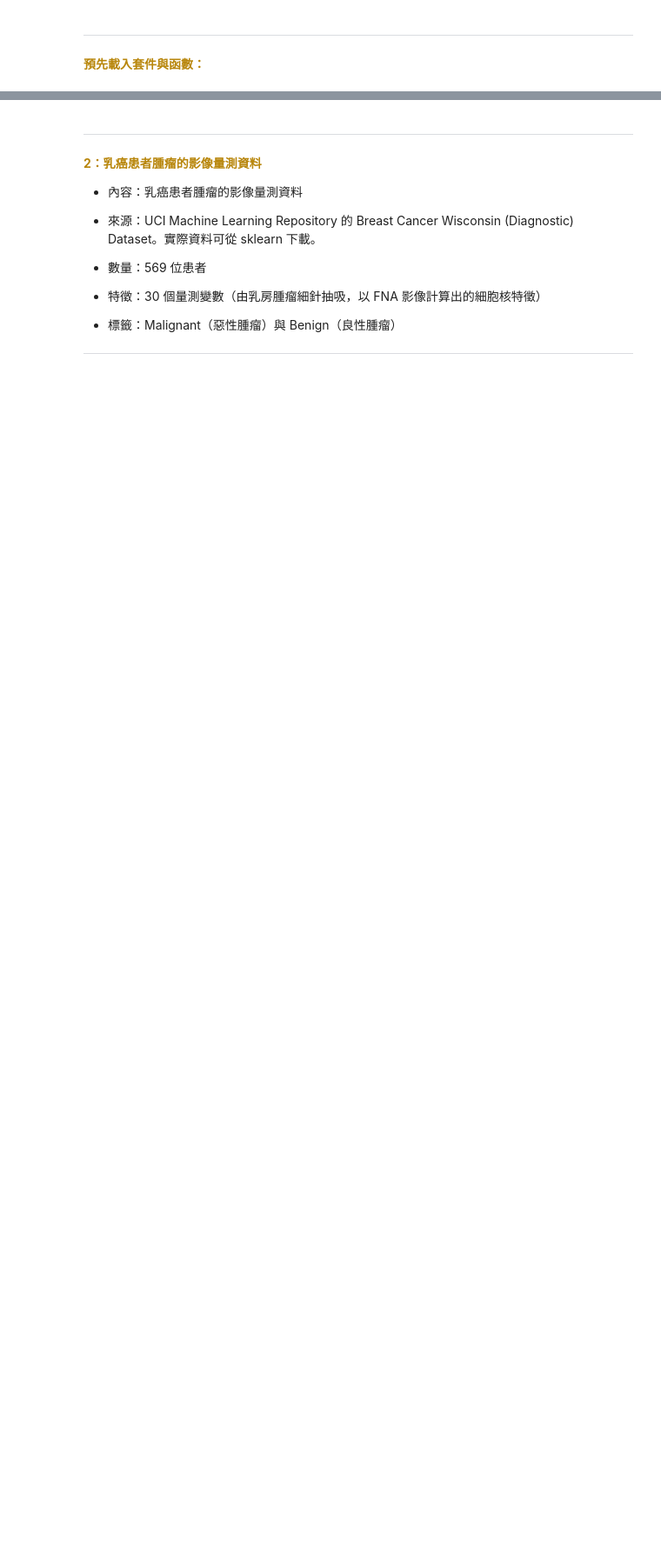
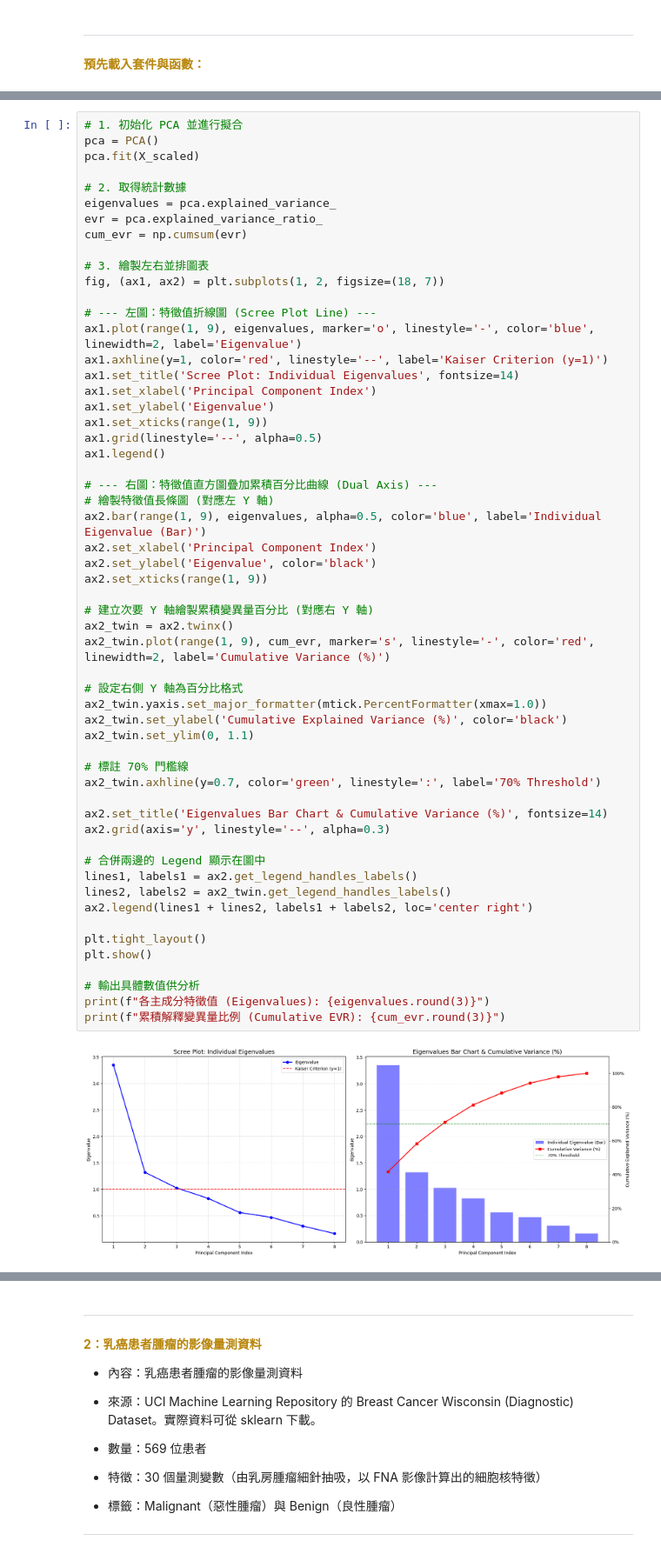
Before and after one commit to Yu-Chia-Lei/shallow-machine-learning, a Jupyter notebook: HW1/SML_Work1_411278013.ipynb, the cells around one changed output, grey strips where cells are left out. Shown at 87% size. Cells and saved outputs as stored; diff of their text form; blank space fills up the shorter version.

```diff
--- a/HW1/SML_Work1_411278013.ipynb
+++ b/HW1/SML_Work1_411278013.ipynb
@@ -46,0 +195,58 @@ import matplotlib.pyplot as plt
+# %%
+# 1. 初始化 PCA 並進行擬合
+pca = PCA()
+pca.fit(X_scaled)
+
+# 2. 取得統計數據
+eigenvalues = pca.explained_variance_
+evr = pca.explained_variance_ratio_
+cum_evr = np.cumsum(evr)
+
+# 3. 繪製左右並排圖表
+fig, (ax1, ax2) = plt.subplots(1, 2, figsize=(18, 7))
+
+# --- 左圖：特徵值折線圖 (Scree Plot Line) ---
+ax1.plot(range(1, 9), eigenvalues, marker='o', linestyle='-', color='blue', linewidth=2, label='Eigenvalue')
+ax1.axhline(y=1, color='red', linestyle='--', label='Kaiser Criterion (y=1)')
+ax1.set_title('Scree Plot: Individual Eigenvalues', fontsize=14)
+ax1.set_xlabel('Principal Component Index')
+ax1.set_ylabel('Eigenvalue')
+ax1.set_xticks(range(1, 9))
+ax1.grid(linestyle='--', alpha=0.5)
+ax1.legend()
+
+# --- 右圖：特徵值直方圖疊加累積百分比曲線 (Dual Axis) ---
+# 繪製特徵值長條圖 (對應左 Y 軸)
+ax2.bar(range(1, 9), eigenvalues, alpha=0.5, color='blue', label='Individual Eigenvalue (Bar)')
+ax2.set_xlabel('Principal Component Index')
+ax2.set_ylabel('Eigenvalue', color='black')
+ax2.set_xticks(range(1, 9))
+
+# 建立次要 Y 軸繪製累積變異量百分比 (對應右 Y 軸)
+ax2_twin = ax2.twinx()
+ax2_twin.plot(range(1, 9), cum_evr, marker='s', linestyle='-', color='red', linewidth=2, label='Cumulative Variance (%)')
+
+# 設定右側 Y 軸為百分比格式
+ax2_twin.yaxis.set_major_formatter(mtick.PercentFormatter(xmax=1.0))
+ax2_twin.set_ylabel('Cumulative Explained Variance (%)', color='black')
+ax2_twin.set_ylim(0, 1.1)
+
+# 標註 70% 門檻線
+ax2_twin.axhline(y=0.7, color='green', linestyle=':', label='70% Threshold')
+
+ax2.set_title('Eigenvalues Bar Chart & Cumulative Variance (%)', fontsize=14)
+ax2.grid(axis='y', linestyle='--', alpha=0.3)
+
+# 合併兩邊的 Legend 顯示在圖中
+lines1, labels1 = ax2.get_legend_handles_labels()
+lines2, labels2 = ax2_twin.get_legend_handles_labels()
+ax2.legend(lines1 + lines2, labels1 + labels2, loc='center right')
+
+plt.tight_layout()
+plt.show()
+
+# 輸出具體數值供分析
+print(f"各主成分特徵值 (Eigenvalues): {eigenvalues.round(3)}")
+print(f"累積解釋變異量比例 (Cumulative EVR): {cum_evr.round(3)}")
+# %% [output]
+[figure, added]
```
Also changed, not shown: parts of 37 cells of this notebook, 19 other files.
